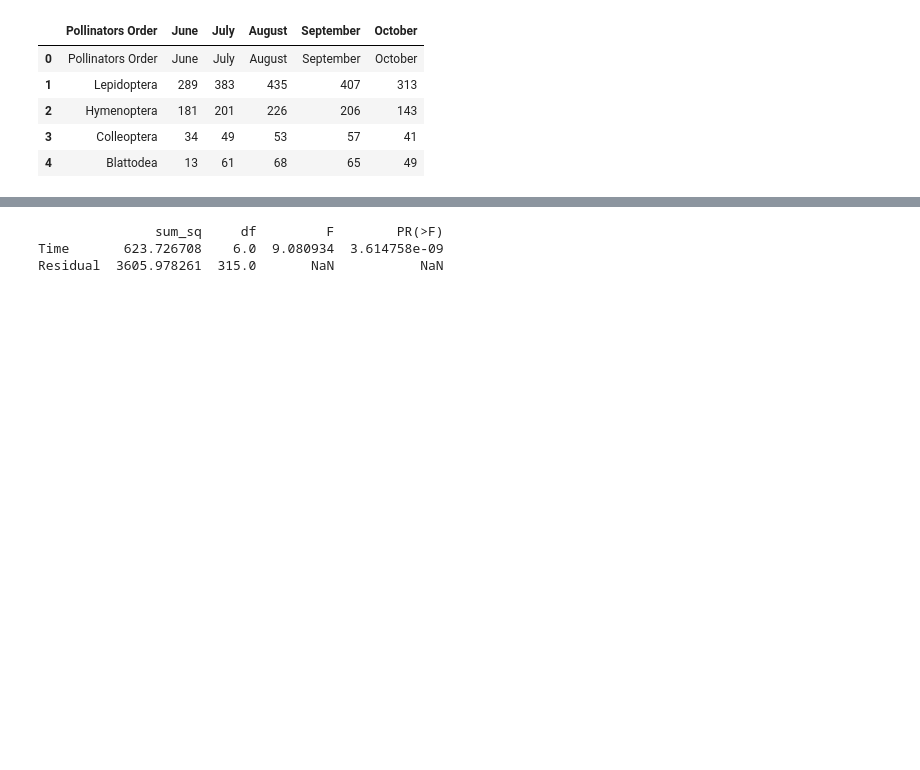
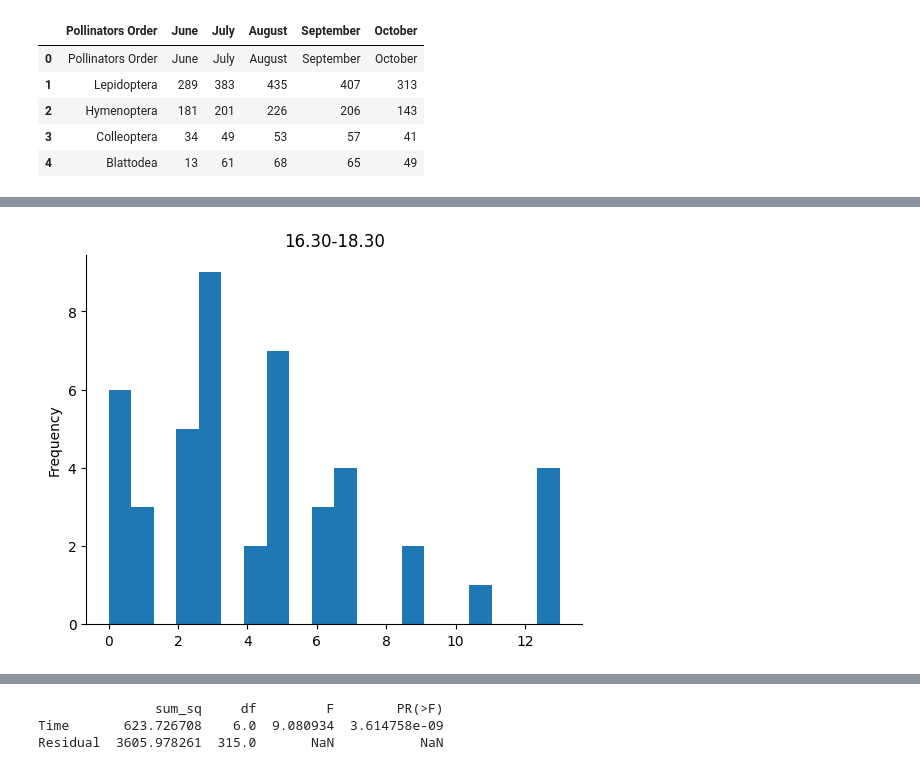
Before and after one commit to snehatanti/interns-code, a Jupyter notebook: binod_da_pollination.ipynb, the cells around one changed output, grey strips where cells are left out. Cells and saved outputs as stored; diff of their text form; code cells hidden in the pictures; blank space fills up the shorter version.

```diff
--- a/binod_da_pollination.ipynb
+++ b/binod_da_pollination.ipynb
@@ -303,0 +269,8 @@ plt.gca().spines[['top', 'right',]].set_visible(False)
+# %%
+# @title 16.30-18.30
+
+from matplotlib import pyplot as plt
+df3['16.30-18.30'].plot(kind='hist', bins=20, title='16.30-18.30')
+plt.gca().spines[['top', 'right',]].set_visible(False)
+# %% [output]
+[figure, added]
```
Also changed, not shown: parts of 18 cells of this notebook.
